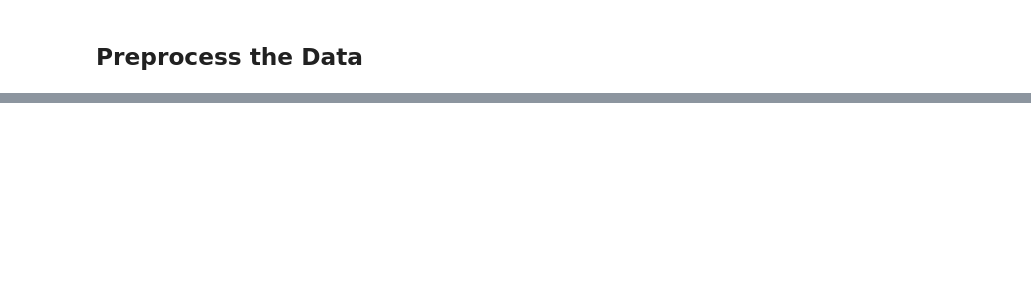
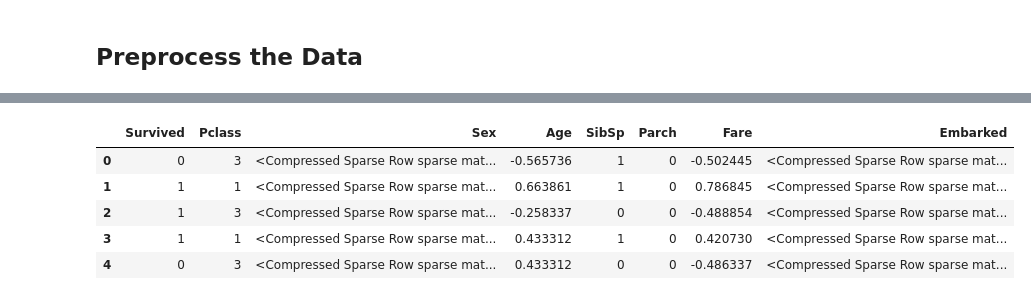
Before and after one commit to Aden-1/Machine-Learning, a Jupyter notebook: p2/main.ipynb, the cells around one changed output, grey strips where cells are left out. Saved outputs shown, nothing was run; the diff lists cells and outputs as text; code cells hidden in the pictures; blank space fills up the shorter version.

```diff
--- a/p2/main.ipynb
+++ b/p2/main.ipynb
@@ -168,0 +181,9 @@ dtype: int64
+# %%
+titanic.head()
+# %% [output]
+|  | Survived | Pclass | Sex | Age | SibSp | Parch | Fare | Embarked |
+| 0 | 0 | 3 | <Compressed Sparse Row sparse mat... | -0.565736 | 1 | 0 | -0.502445 | <Compressed Sparse Row sparse mat... |
+| 1 | 1 | 1 | <Compressed Sparse Row sparse mat... | 0.663861 | 1 | 0 | 0.786845 | <Compressed Sparse Row sparse mat... |
+| 2 | 1 | 3 | <Compressed Sparse Row sparse mat... | -0.258337 | 0 | 0 | -0.488854 | <Compressed Sparse Row sparse mat... |
+| 3 | 1 | 1 | <Compressed Sparse Row sparse mat... | 0.433312 | 1 | 0 | 0.420730 | <Compressed Sparse Row sparse mat... |
+| 4 | 0 | 3 | <Compressed Sparse Row sparse mat... | 0.433312 | 0 | 0 | -0.486337 | <Compressed Sparse Row sparse mat... |
```
Also changed, not shown: parts of 9 cells of this notebook.
